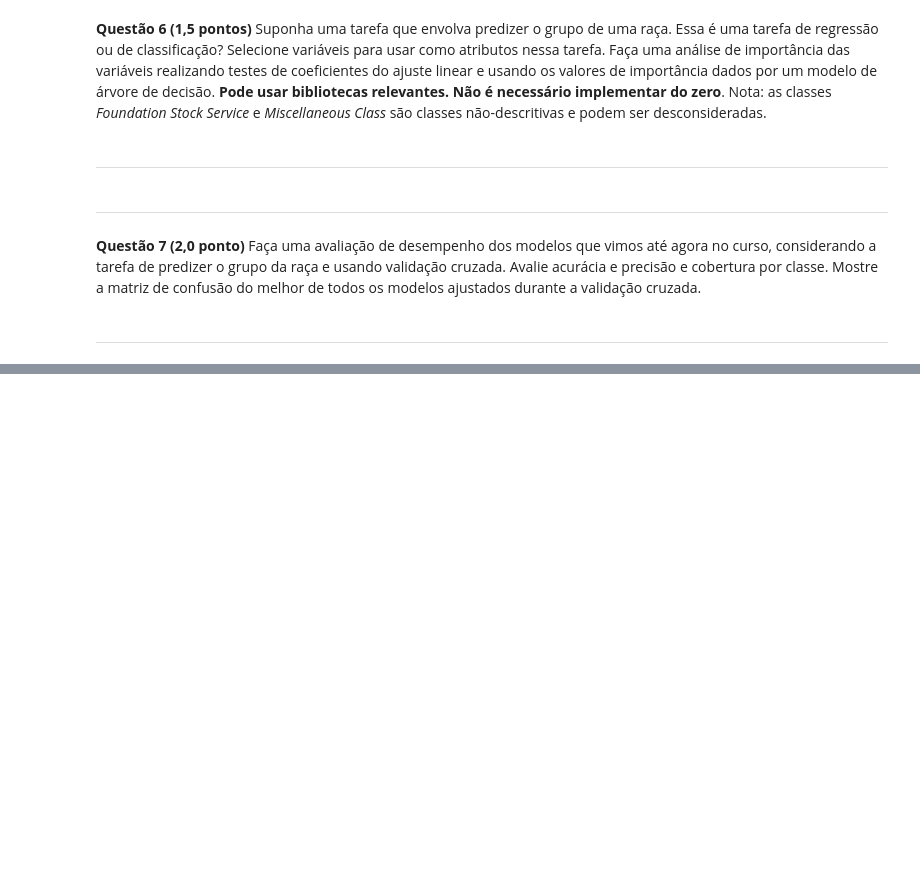
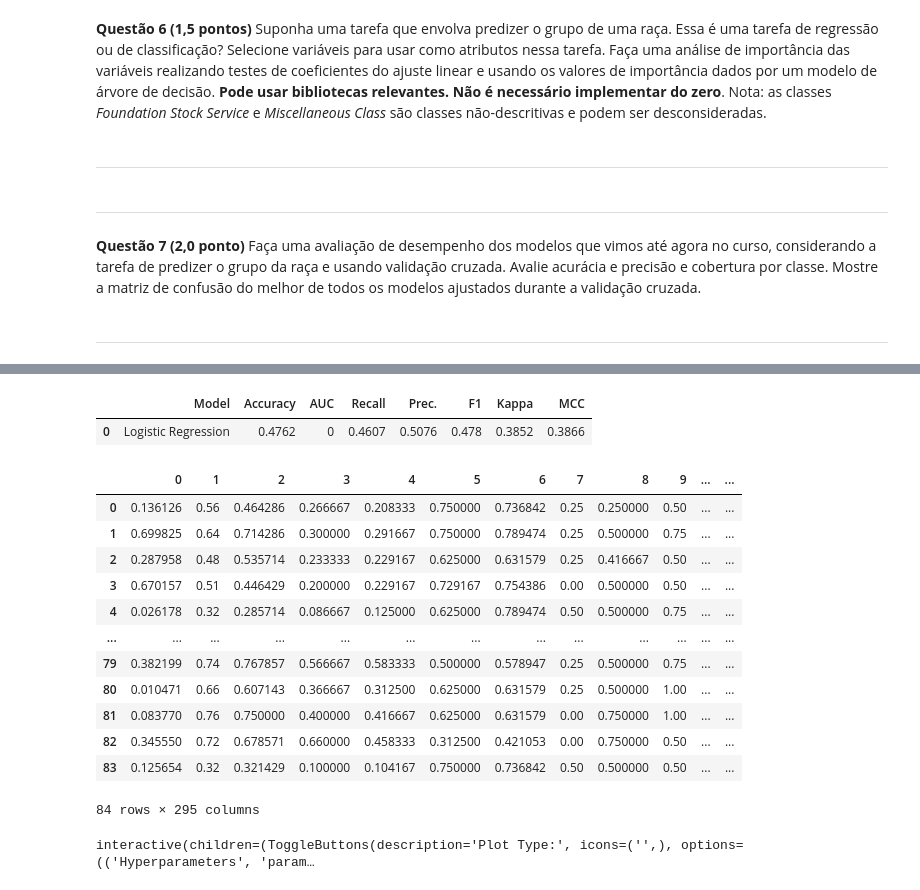
Before and after one commit to ItamarRocha/Machine-Learning-and-Data-Analysis, a Jupyter notebook: practice/courses/Machine-Learning UFPB 2020.1/TEST1/1-prova-2020..ipynb, the cells around one changed output, grey strips where cells are left out. Saved outputs shown, nothing was run; the diff lists cells and outputs as text; code cells hidden in the pictures; blank space fills up the shorter version.

```diff
--- a/practice/courses/Machine-Learning UFPB 2020.1/TEST1/1-prova-2020..ipynb
+++ b/practice/courses/Machine-Learning UFPB 2020.1/TEST1/1-prova-2020..ipynb
@@ -466,0 +650,22 @@ pass
+# %%
+predict_model(best)
+# %% [output]
+|  | Model | Accuracy | AUC | Recall | Prec. | F1 | Kappa | MCC |
+| 0 | Logistic Regression | 0.4762 | 0 | 0.4607 | 0.5076 | 0.478 | 0.3852 | 0.3866 |
+|  | 0 | 1 | 2 | 3 | 4 | 5 | 6 | 7 | 8 | 9 | ... | ... |
+| 0 | 0.136126 | 0.56 | 0.464286 | 0.266667 | 0.208333 | 0.750000 | 0.736842 | 0.25 | 0.250000 | 0.50 | ... | ... |
+| 1 | 0.699825 | 0.64 | 0.714286 | 0.300000 | 0.291667 | 0.750000 | 0.789474 | 0.25 | 0.500000 | 0.75 | ... | ... |
+| 2 | 0.287958 | 0.48 | 0.535714 | 0.233333 | 0.229167 | 0.625000 | 0.631579 | 0.25 | 0.416667 | 0.50 | ... | ... |
+| 3 | 0.670157 | 0.51 | 0.446429 | 0.200000 | 0.229167 | 0.729167 | 0.754386 | 0.00 | 0.500000 | 0.50 | ... | ... |
+| 4 | 0.026178 | 0.32 | 0.285714 | 0.086667 | 0.125000 | 0.625000 | 0.789474 | 0.50 | 0.500000 | 0.75 | ... | ... |
+| ... | ... | ... | ... | ... | ... | ... | ... | ... | ... | ... | ... | ... |
+| 79 | 0.382199 | 0.74 | 0.767857 | 0.566667 | 0.583333 | 0.500000 | 0.578947 | 0.25 | 0.500000 | 0.75 | ... | ... |
+| 80 | 0.010471 | 0.66 | 0.607143 | 0.366667 | 0.312500 | 0.625000 | 0.631579 | 0.25 | 0.500000 | 1.00 | ... | ... |
+| 81 | 0.083770 | 0.76 | 0.750000 | 0.400000 | 0.416667 | 0.625000 | 0.631579 | 0.00 | 0.750000 | 1.00 | ... | ... |
+| 82 | 0.345550 | 0.72 | 0.678571 | 0.660000 | 0.458333 | 0.312500 | 0.421053 | 0.00 | 0.750000 | 0.50 | ... | ... |
+| 83 | 0.125654 | 0.32 | 0.321429 | 0.100000 | 0.104167 | 0.750000 | 0.736842 | 0.50 | 0.500000 | 0.50 | ... | ... |
+84 rows × 295 columns
+# %%
+evaluate_model(best)
+# %% [output]
+interactive(children=(ToggleButtons(description='Plot Type:', icons=('',), options=(('Hyperparameters', 'param…
```
Also changed, not shown: parts of 19 cells of this notebook.
